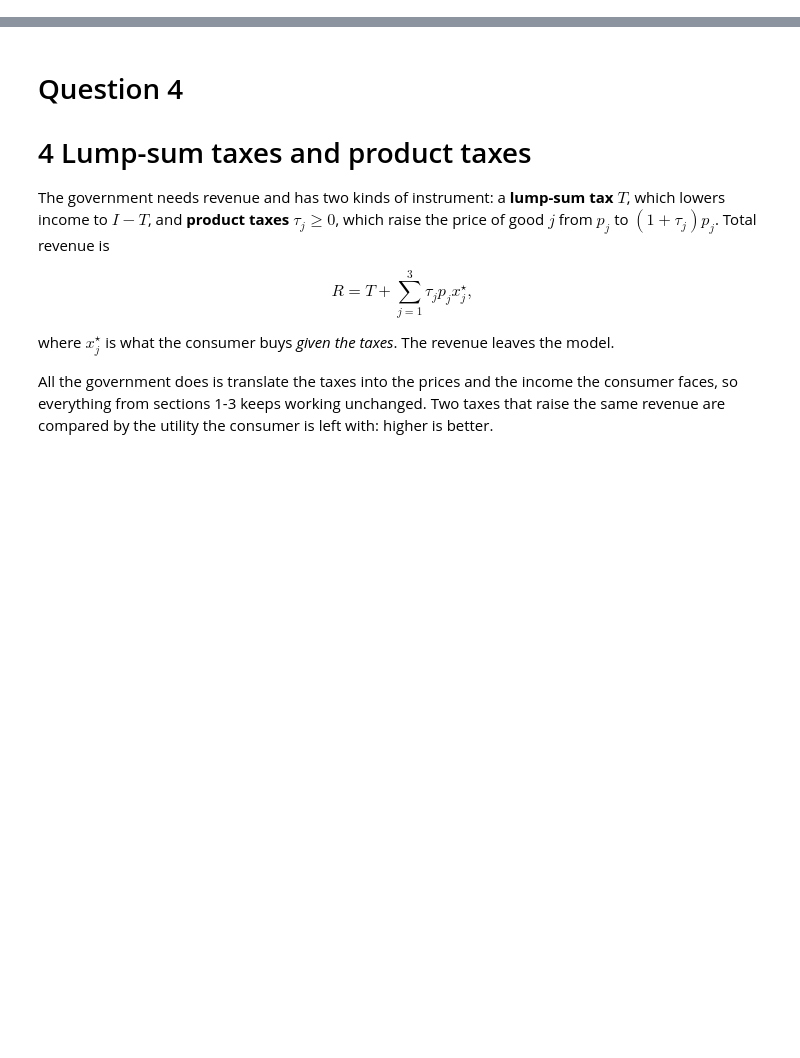
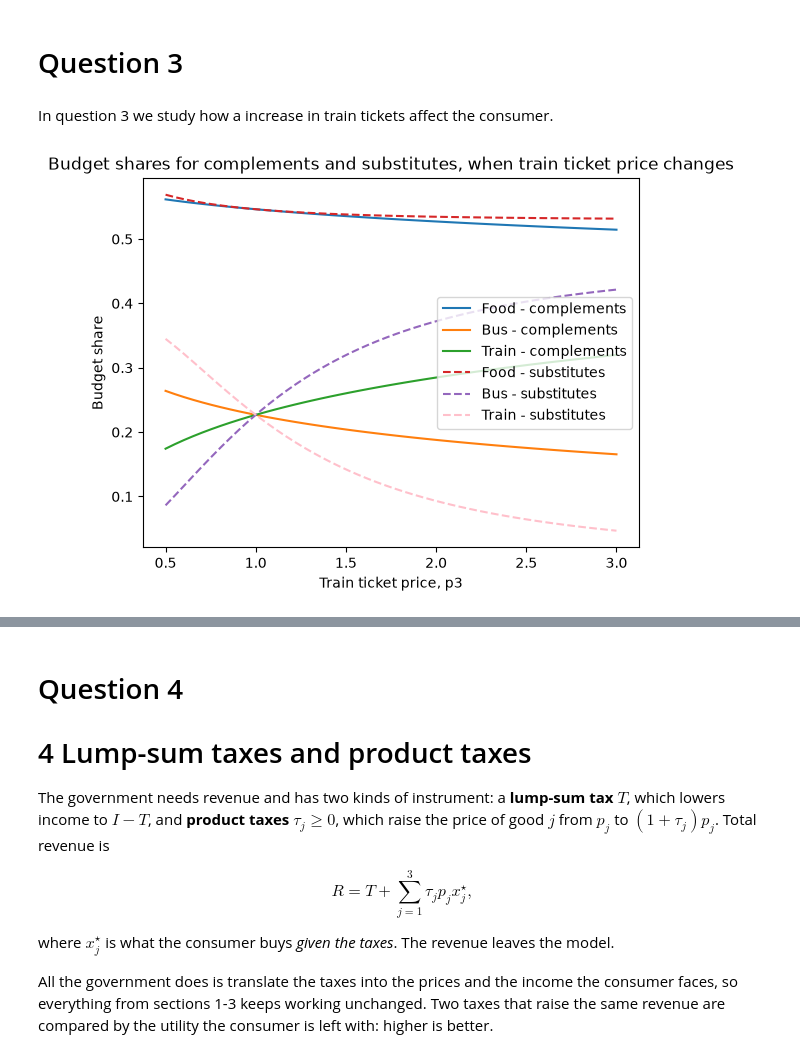
Before and after one commit to NumEconCopenhagen/projects-2025-philippa-ronya, a Jupyter notebook: 02_modelproject/modelproject_eduardo.ipynb, the cells around one changed output, grey strips where cells are left out. Drawn from its saved outputs; the diff is of its cells as text; code cells hidden in the pictures; blank space fills up the shorter version.

```diff
--- a/02_modelproject/modelproject_eduardo.ipynb
+++ b/02_modelproject/modelproject_eduardo.ipynb
@@ -0,0 +23,3 @@
+# %%
+model_comp = ConsumerClass()
+print(model_comp)
@@ -0,0 +81,5 @@
+# %%
+# Changing bus and train to be substitutes
+
+model_sub = ConsumerClass(par = {'sigma_B': 3.00})
+print(model_sub)
@@ -0,0 +92,16 @@
+# %%
+# Optimal budget share for when bus and train are substitutes
+
+opt_grid = model_sub.solve_grid()
+opt_sub= model_sub.solve()
+
+print(f'Optimal budget share for food is: {opt_sub.s1:.2f}')
+print('')
+
+print(f'Optimal budget share for bus is: {opt_sub.s2:.2f}')
+print('')
+
+print(f'Optimal budget share for train is: {opt_sub.s3:.2f}')
+print('')
+
+print(f'Optimal utility is: {opt_sub.u:.2f}')
@@ -0,0 +144,4 @@
+# %% [markdown]
+# Question 3
+# %% [markdown]
+In question 3 we study how a increase in train tickets affect the consumer.
@@ -0,0 +209,22 @@
+# %%
+# Plot budget shares
+
+plt.figure()
+
+plt.plot(p3_values, s1_comp, label='Food - complements')
+plt.plot(p3_values, s2_comp, label='Bus - complements')
+plt.plot(p3_values, s3_comp, label='Train - complements')
+
+plt.plot(p3_values, s1_sub, '--', label='Food - substitutes')
+plt.plot(p3_values, s2_sub, '--', label='Bus - substitutes')
+plt.plot(p3_values, s3_sub, '--', color='pink', label='Train - substitutes')
+
+plt.title('Budget shares for complements and substitutes, when train ticket price changes')
+plt.xlabel('Train ticket price, p3')
+plt.ylabel('Budget share')
+plt.legend()
+
+
+plt.show()
+# %% [output]
+[figure, added]
```
Also changed, not shown: parts of 21 cells of this notebook, 1 other file.
